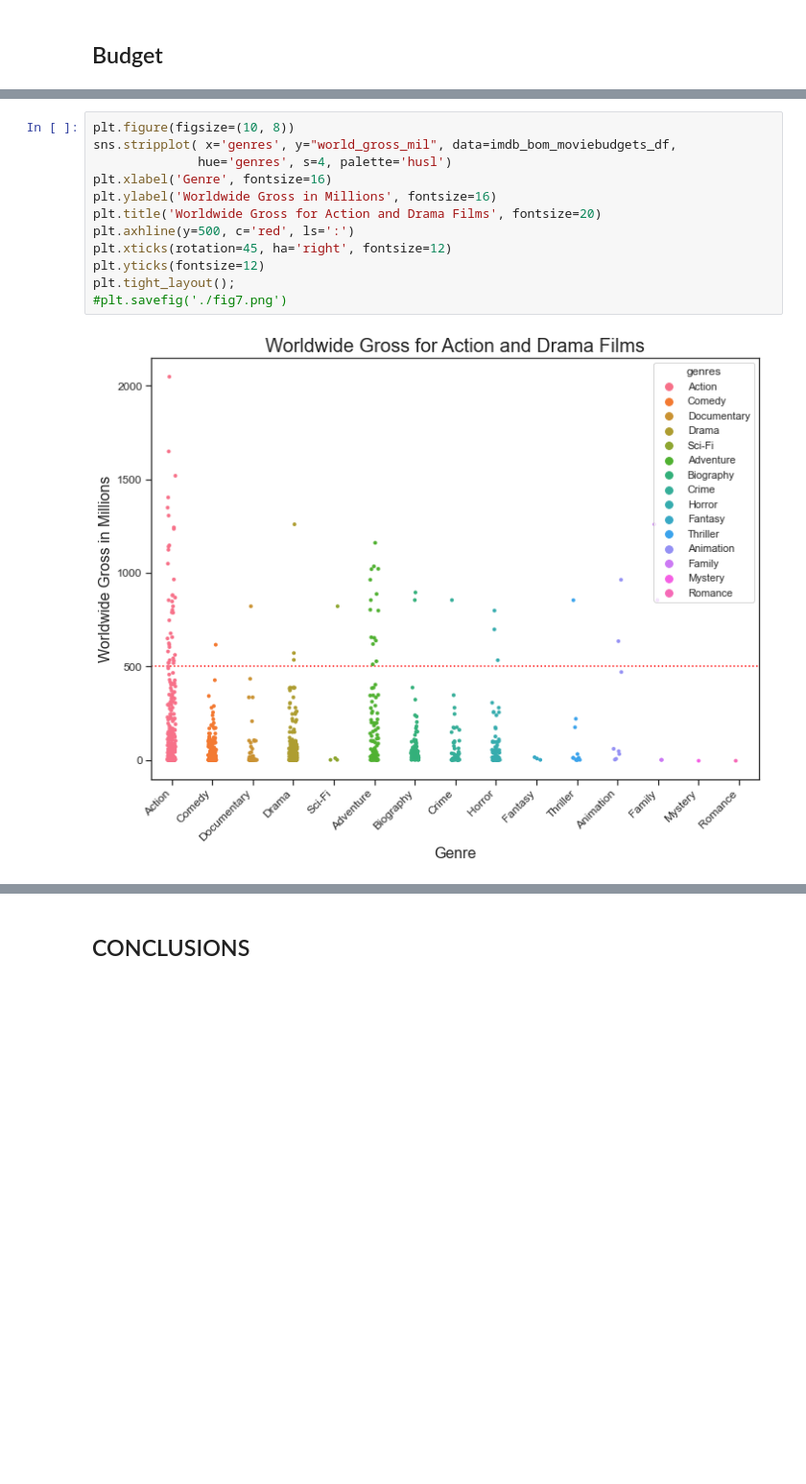
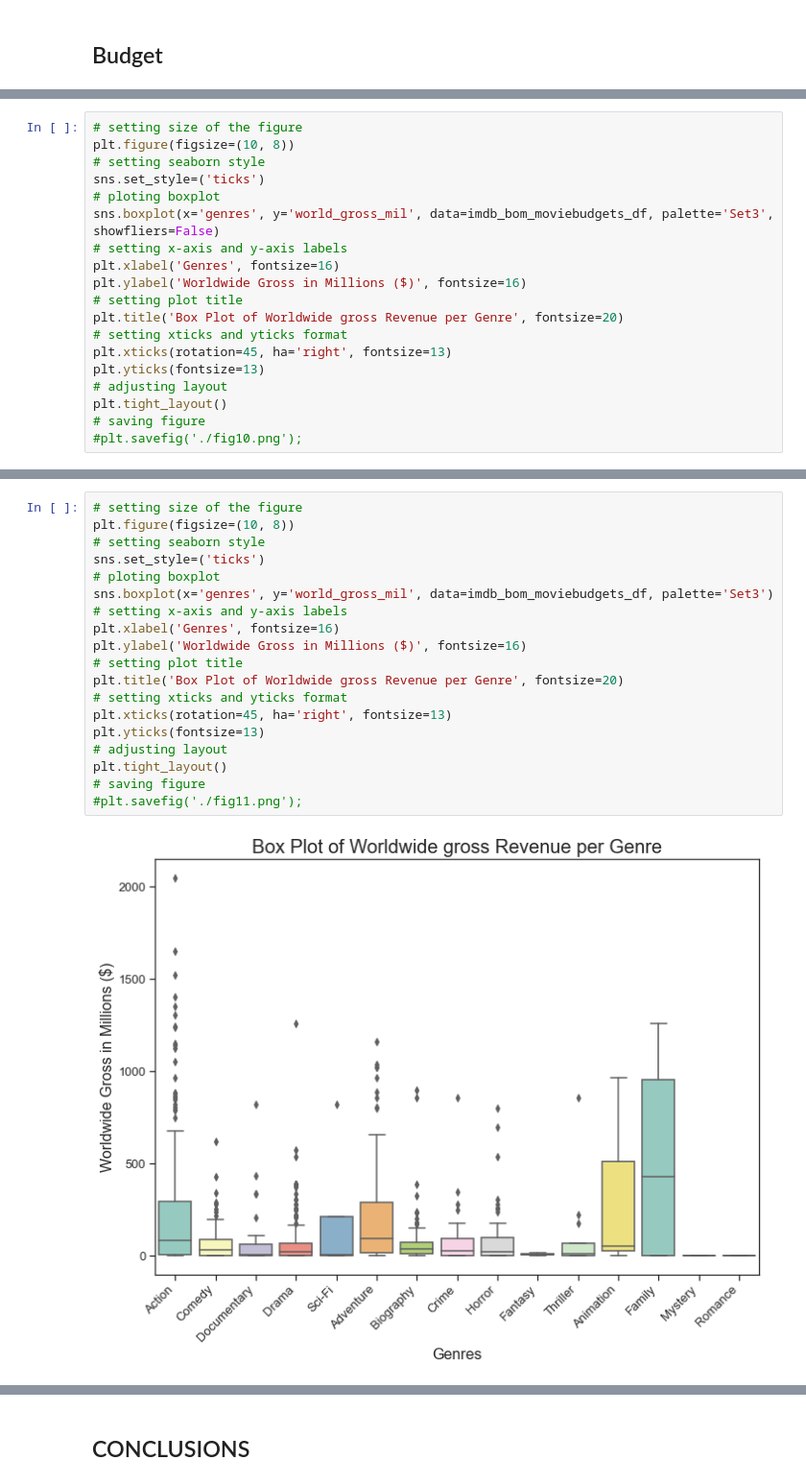
Before and after one commit to Eva-Claire/Microsoft_Movie_Analysis_Phase_1_Project, a Jupyter notebook: Microsoft_Movie_Analysis_Phase_1_Project.ipynb, the cells around one changed output, grey strips where cells are left out. Shown at 96% size. Cells and saved outputs as stored; diff of their text form; blank space fills up the shorter version.

```diff
--- a/Microsoft_Movie_Analysis_Phase_1_Project.ipynb
+++ b/Microsoft_Movie_Analysis_Phase_1_Project.ipynb
@@ -969,0 +1112,19 @@ plt.tight_layout();
+# %%
+# setting size of the figure
+plt.figure(figsize=(10, 8))
+# setting seaborn style
+sns.set_style=('ticks')
+# ploting boxplot
+sns.boxplot(x='genres', y='world_gross_mil', data=imdb_bom_moviebudgets_df, palette='Set3', showfliers=False)
+# setting x-axis and y-axis labels
+plt.xlabel('Genres', fontsize=16)
+plt.ylabel('Worldwide Gross in Millions ($)', fontsize=16)
+# setting plot title
+plt.title('Box Plot of Worldwide gross Revenue per Genre', fontsize=20)
+# setting xticks and yticks format
+plt.xticks(rotation=45, ha='right', fontsize=13)
+plt.yticks(fontsize=13)
+# adjusting layout
+plt.tight_layout()
+# saving figure
+#plt.savefig('./fig10.png');
@@ -970,14 +1135,21 @@ plt.tight_layout();
 # %%
+# setting size of the figure
 plt.figure(figsize=(10, 8))
-sns.stripplot( x='genres', y="world_gross_mil", data=imdb_bom_moviebudgets_df,
-              hue='genres', s=4, palette='husl')
-plt.xlabel('Genre', fontsize=16)
-plt.ylabel('Worldwide Gross in Millions', fontsize=16)
-plt.title('Worldwide Gross for Action and Drama Films', fontsize=20)
-plt.axhline(y=500, c='red', ls=':')
-plt.xticks(rotation=45, ha='right', fontsize=12)
-plt.yticks(fontsize=12)
-plt.tight_layout();
-#plt.savefig('./fig7.png')
+# setting seaborn style
+sns.set_style=('ticks')
+# ploting boxplot
+sns.boxplot(x='genres', y='world_gross_mil', data=imdb_bom_moviebudgets_df, palette='Set3')
+# setting x-axis and y-axis labels
+plt.xlabel('Genres', fontsize=16)
+plt.ylabel('Worldwide Gross in Millions ($)', fontsize=16)
+# setting plot title
+plt.title('Box Plot of Worldwide gross Revenue per Genre', fontsize=20)
+# setting xticks and yticks format
+plt.xticks(rotation=45, ha='right', fontsize=13)
+plt.yticks(fontsize=13)
+# adjusting layout
+plt.tight_layout()
+# saving figure
+#plt.savefig('./fig11.png');
 # %% [output]
-[figure, old version]
+[figure, new version]
```
Also changed, not shown: parts of 52 cells of this notebook.
